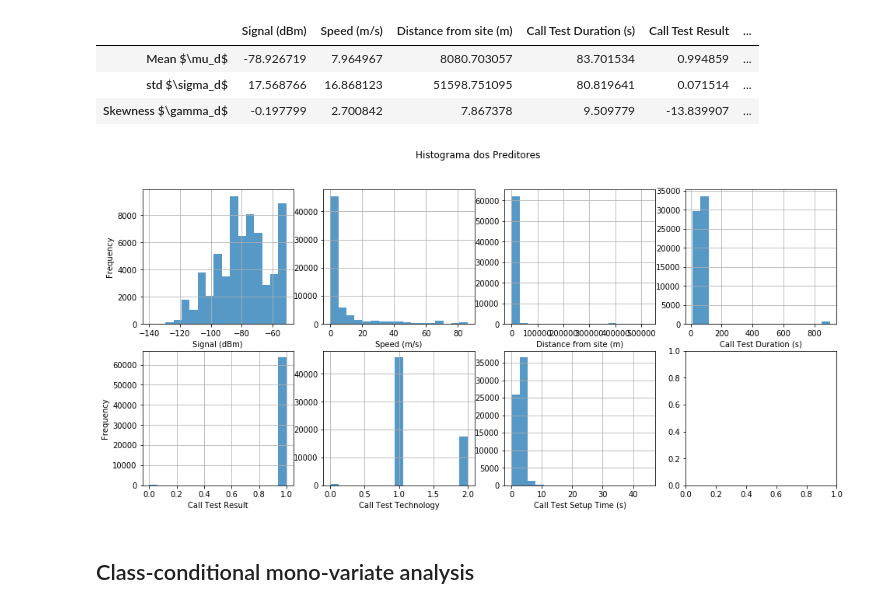
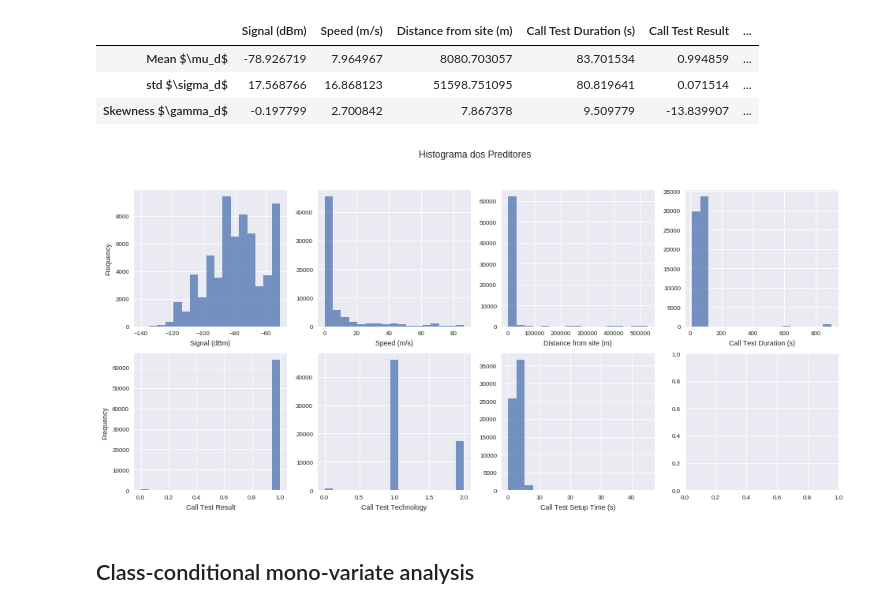
Before and after one commit to ezequiasjunior/ica2019.2, a Jupyter notebook: data_preprocess.ipynb, the cells around one changed output. Saved outputs shown, nothing was run; the diff lists cells and outputs as text; code cells hidden in the pictures.

```diff
--- a/data_preprocess.ipynb
+++ b/data_preprocess.ipynb
@@ -2,6 +2,7 @@
 import numpy as np
 import pandas as pd
 import matplotlib.pyplot as plt
+plt.style.use('seaborn-paper')
 # %% [markdown]
 ## Data
 # %%
@@ -35,15 +38,15 @@ unc_monovar
 # %%
 fig, ax = plt.subplots(2, 4, figsize=(16, 7))
 ax = ax.ravel()
 fig.suptitle('Histograma dos Preditores')
 for i in range(0, 7):
-    ax[i].grid()
     ax[i].set_xlabel(datahw01.columns[i])
     ax[0].set_ylabel('Frequency')
     ax[4].set_ylabel('Frequency')
     ax[i].hist(datahw01.iloc[:, i], bins='sturges', alpha=.75)
+    plt.savefig('hw01-results/hw01-figs/fighw1.pdf')
 # %% [output]
-[figure, old version]
+[figure, new version]
 # %% [markdown]
 ## Class-conditional mono-variate analysis
 # %%
```
Also changed, not shown: parts of 6 cells of this notebook.
